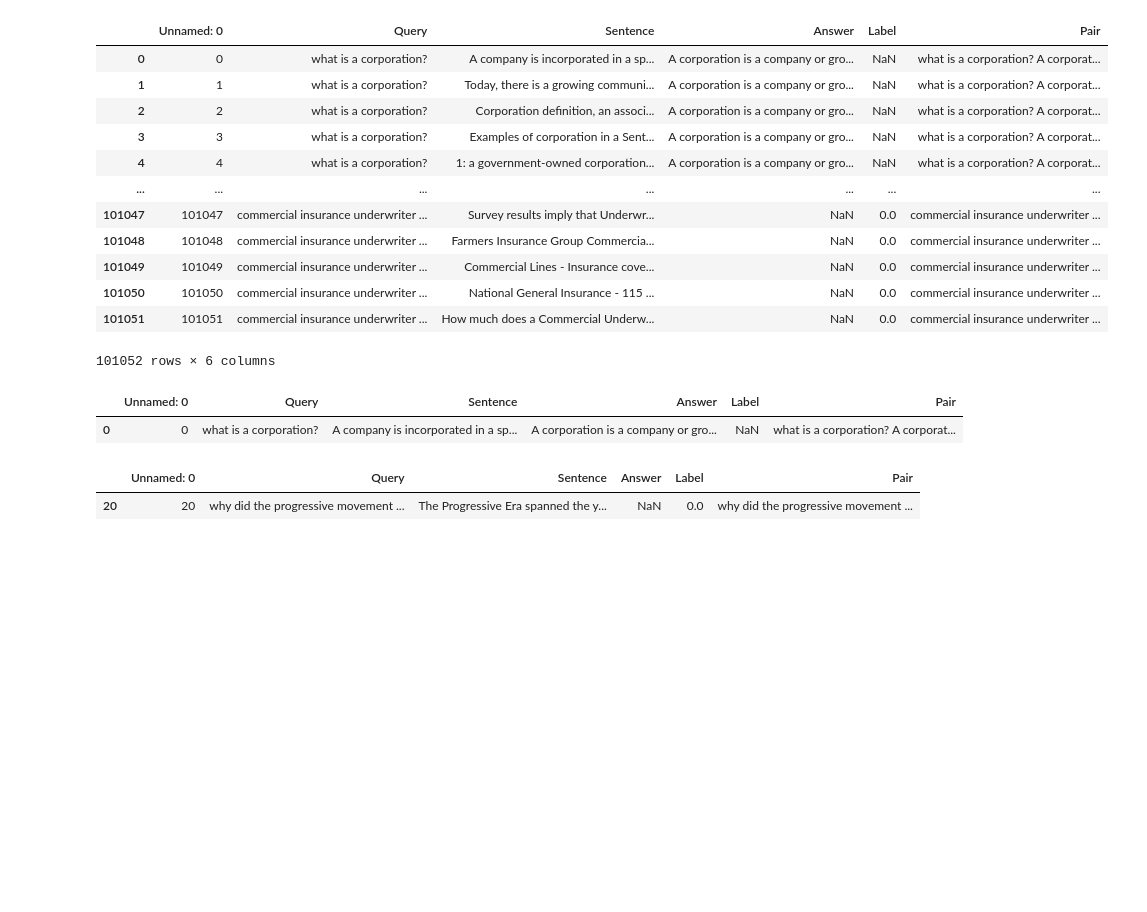
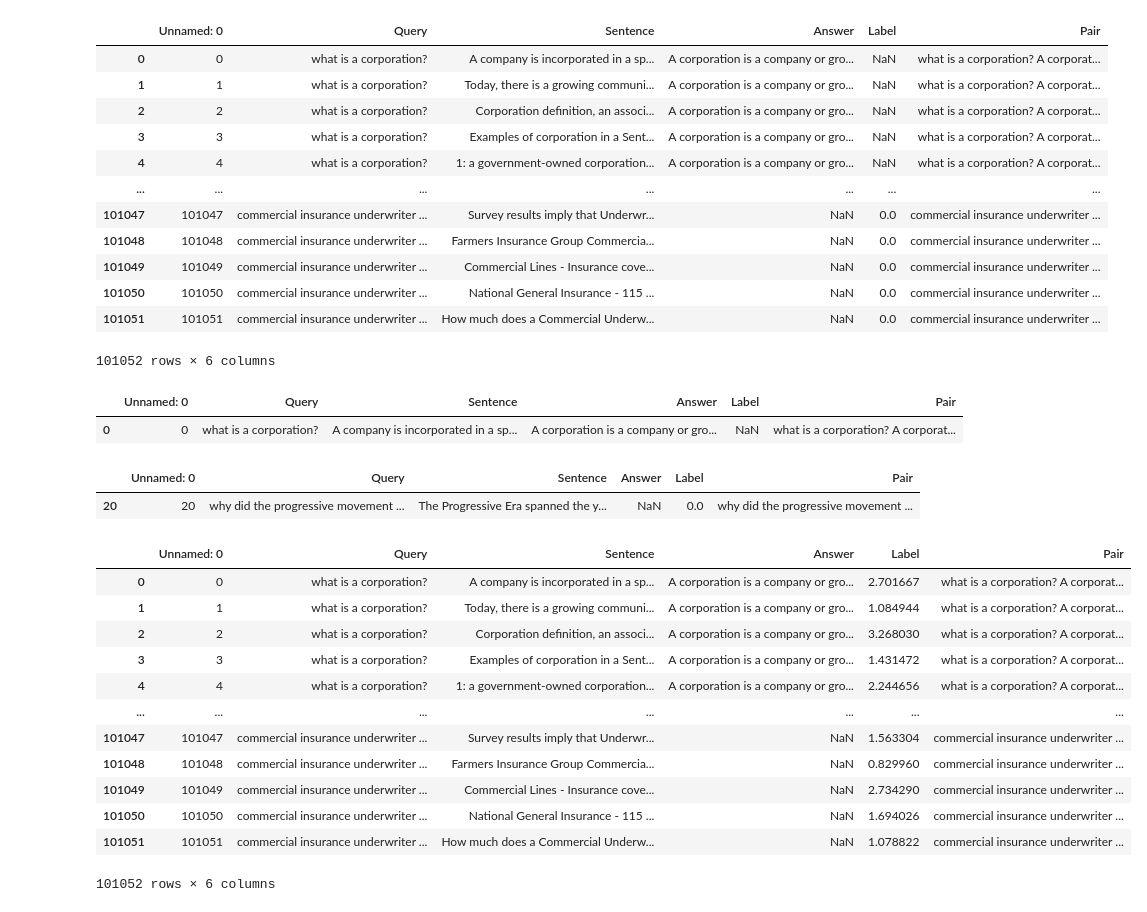
Before and after one commit to JainSahit/NLP576-SIA-DatasetCreation, a Jupyter notebook: dcReading.ipynb, the cells around one changed output. Drawn from its saved outputs; the diff is of its cells as text; code cells hidden in the pictures; blank space fills up the shorter version.

```diff
--- a/dcReading.ipynb
+++ b/dcReading.ipynb
@@ -271,3 +271,19 @@ SaveFixedLabel(dfPairDBert, 'LabelledDBert')
 SaveFixedLabel(dfPairRlBert, 'LabelledRlBert')
 SaveFixedLabel(dfPairRbBert, 'LabelledRbBert')
 SaveFixedLabel(dfPredBert, 'LabelledBert')
+# %%
+dfPairRbBert
+# %% [output]
+|  | Unnamed: 0 | Query | Sentence | Answer | Label | Pair |
+| 0 | 0 | what is a corporation? | A company is incorporated in a sp... | A corporation is a company or gro... | 2.701667 | what is a corporation? A corporat... |
+| 1 | 1 | what is a corporation? | Today, there is a growing communi... | A corporation is a company or gro... | 1.084944 | what is a corporation? A corporat... |
+| 2 | 2 | what is a corporation? | Corporation definition, an associ... | A corporation is a company or gro... | 3.268030 | what is a corporation? A corporat... |
+| 3 | 3 | what is a corporation? | Examples of corporation in a Sent... | A corporation is a company or gro... | 1.431472 | what is a corporation? A corporat... |
+| 4 | 4 | what is a corporation? | 1: a government-owned corporation... | A corporation is a company or gro... | 2.244656 | what is a corporation? A corporat... |
+| ... | ... | ... | ... | ... | ... | ... |
+| 101047 | 101047 | commercial insurance underwriter ... | Survey results imply that Underwr... | NaN | 1.563304 | commercial insurance underwriter ... |
+| 101048 | 101048 | commercial insurance underwriter ... | Farmers Insurance Group Commercia... | NaN | 0.829960 | commercial insurance underwriter ... |
+| 101049 | 101049 | commercial insurance underwriter ... | Commercial Lines - Insurance cove... | NaN | 2.734290 | commercial insurance underwriter ... |
+| 101050 | 101050 | commercial insurance underwriter ... | National General Insurance - 115 ... | NaN | 1.694026 | commercial insurance underwriter ... |
+| 101051 | 101051 | commercial insurance underwriter ... | How much does a Commercial Underw... | NaN | 1.078822 | commercial insurance underwriter ... |
+101052 rows × 6 columns
```
